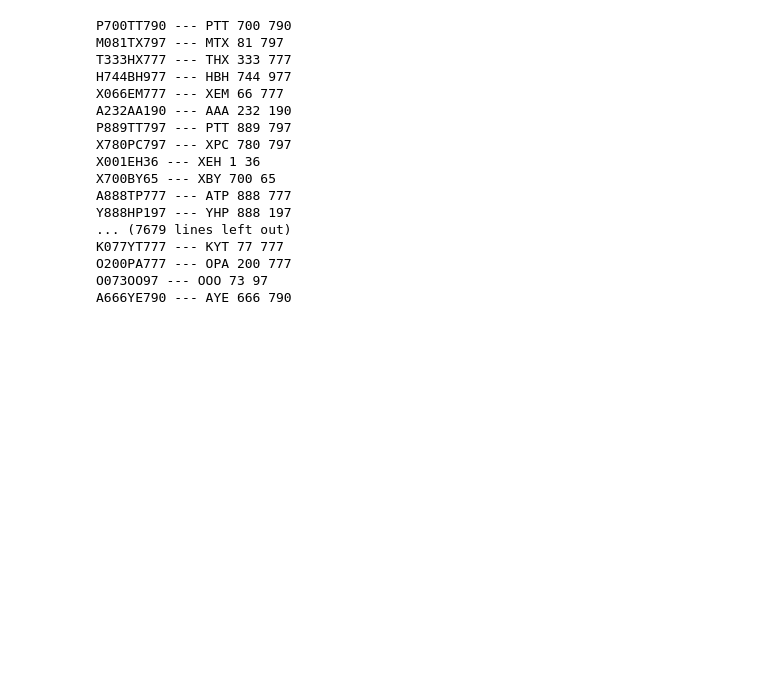
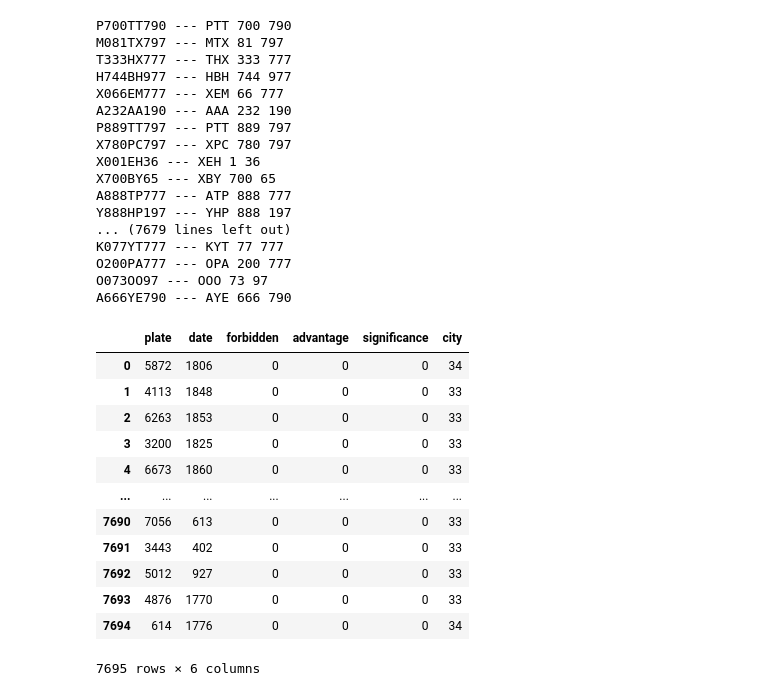
Before and after one commit to HB2k2/kaggle-car-number-plate-price-prediction, a Jupyter notebook: test_data_cleaning.ipynb, the cells around one changed output. Cells and saved outputs as stored; diff of their text form; code cells hidden in the pictures; blank space fills up the shorter version.

```diff
--- a/test.ipynb
+++ b/test_data_cleaning.ipynb
@@ -109,4 +115,20 @@ for i in df.columns:
     df[i] = le.fit_transform(df[i])
+# %%
+df.drop(columns=["id"])
+# %% [output]
+|  | plate | date | forbidden | advantage | significance | city |
+| 0 | 5872 | 1806 | 0 | 0 | 0 | 34 |
+| 1 | 4113 | 1848 | 0 | 0 | 0 | 33 |
+| 2 | 6263 | 1853 | 0 | 0 | 0 | 33 |
+| 3 | 3200 | 1825 | 0 | 0 | 0 | 33 |
+| 4 | 6673 | 1860 | 0 | 0 | 0 | 33 |
+| ... | ... | ... | ... | ... | ... | ... |
+| 7690 | 7056 | 613 | 0 | 0 | 0 | 33 |
+| 7691 | 3443 | 402 | 0 | 0 | 0 | 33 |
+| 7692 | 5012 | 927 | 0 | 0 | 0 | 33 |
+| 7693 | 4876 | 1770 | 0 | 0 | 0 | 33 |
+| 7694 | 614 | 1776 | 0 | 0 | 0 | 34 |
+7695 rows × 6 columns
 # %%
 df.head()
 # %% [output]
```
Also changed, not shown: parts of 4 cells of this notebook, 9 other files.
